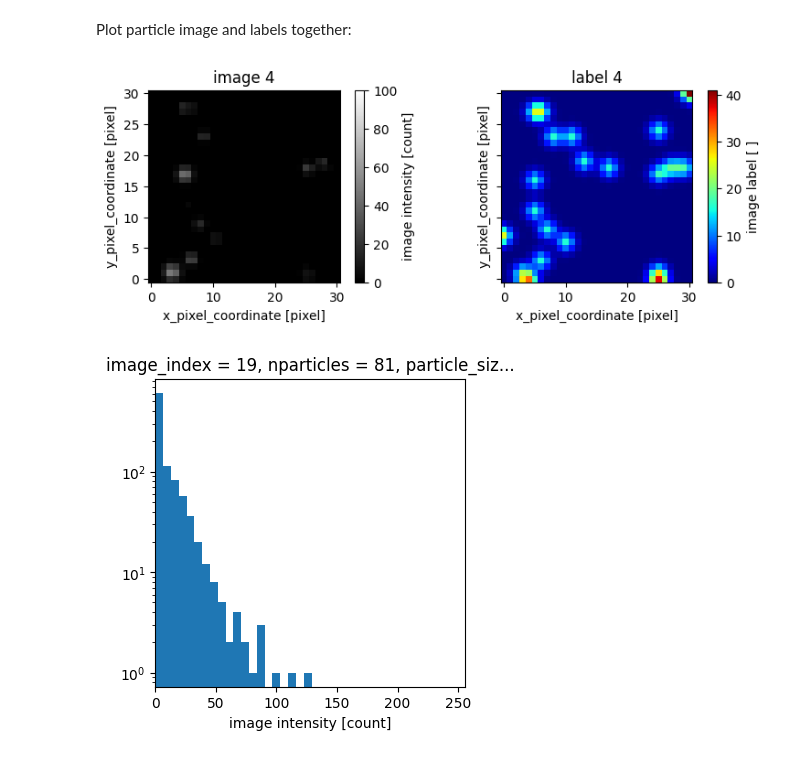
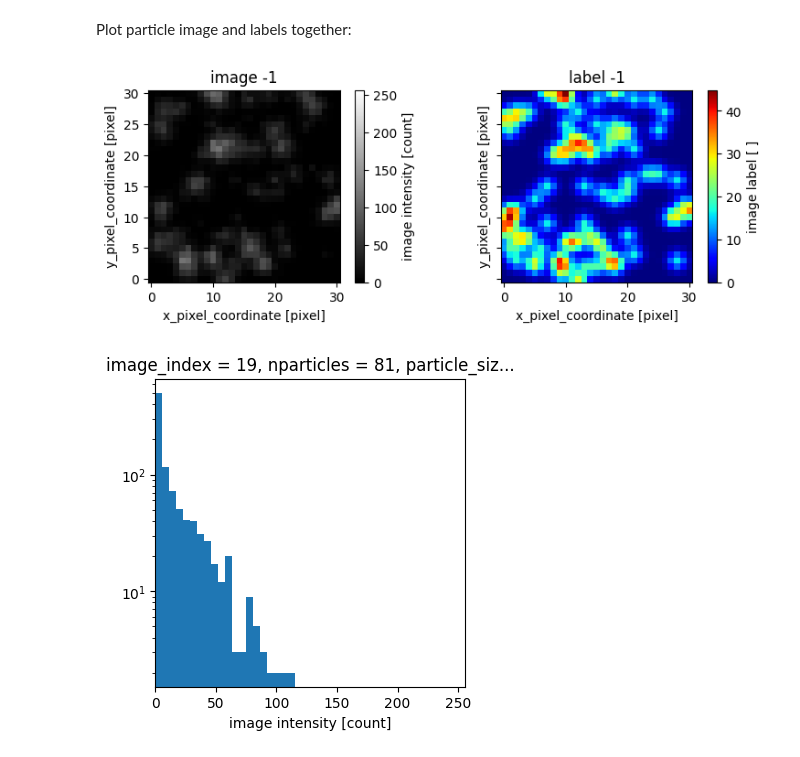
Before and after one commit to matthiasprobst/synpivimage, a Jupyter notebook: examples/generate_datasets.ipynb, the cells around one changed output. Saved outputs shown, nothing was run; the diff lists cells and outputs as text; code cells hidden in the pictures.

```diff
--- a/examples/generate_datasets.ipynb
+++ b/examples/generate_datasets.ipynb
@@ -37,0 +27,24 @@ SynPivConfig(ny=31, nx=31, square_image=True, bit_depth=8, noise_baseline=0.0, d
+# %%
+# cfg = spi.DEFAULT_CFG
+cfg = spi.config.SynPivConfig(
+    ny=31,
+    nx=31,
+    bit_depth=8,
+    dark_noise=0,
+    image_particle_peak_count=100,
+    laser_shape_factor=2,
+    laser_width=2,
+    noise_baseline=0,
+    particle_number=1,
+    particle_position_file=None,
+    particle_size_illumination_dependency=True,
+    particle_size_mean=2.5,
+    particle_size_std=1.0,
+    qe=1.,
+    sensitivity=1.,
+    shot_noise=True,
+    square_image=True)
+
+image_size = cfg.nx*cfg.ny
+
+cfg
@@ -106,21 +121,23 @@ Plot particle image and labels together:
 # %%
 import matplotlib.pyplot as plt
 
 with h5tbx.File(hdf_filename[0], 'r') as h5:
-    img_idx = 4
+    img_idx = -1
     fig, ax = plt.subplots(1, 2, sharex=True, sharey=True, figsize=(8, 3))
-    h5['images'][img_idx, :, :].plot(cmap='gray', ax=ax[0], vmax=100)
+    h5['images'][img_idx, :, :].plot(cmap='gray', ax=ax[0], vmax=2**cfg.bit_depth)
     h5['labels'][img_idx, :, :].plot(cmap='jet', ax=ax[1])
     ax[0].set_aspect(1)
     ax[1].set_aspect(1)
     ax[0].set_title(f'image {img_idx}')
     ax[1].set_title(f'label {img_idx}')
     plt.tight_layout()
     plt.show()
 # %% [output]
-[figure, old version]
+[figure, new version]
 # %%
 with h5tbx.File(hdf_filename[0], 'r') as h5:
-    h5['images'][-1, :, :].plot.hist(bins=20, xlim=[0, 2**8], xscale='linear', yscale='log', figsize=(4, 4))
+    h5['images'][-1, :, :].plot.hist(
+        bins=20, xlim=[0, 2**8], xscale='linear', yscale='log', figsize=(4, 4)
+    )
 # %% [output]
-[figure, old version]
+[figure, new version]
```
Also changed, not shown: parts of 5 cells of this notebook, 3 other files.
